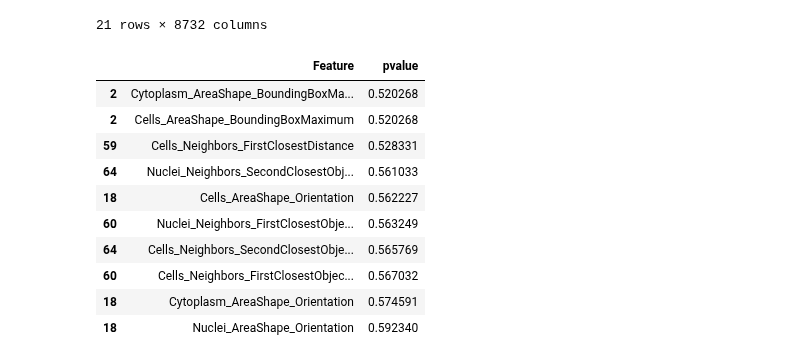
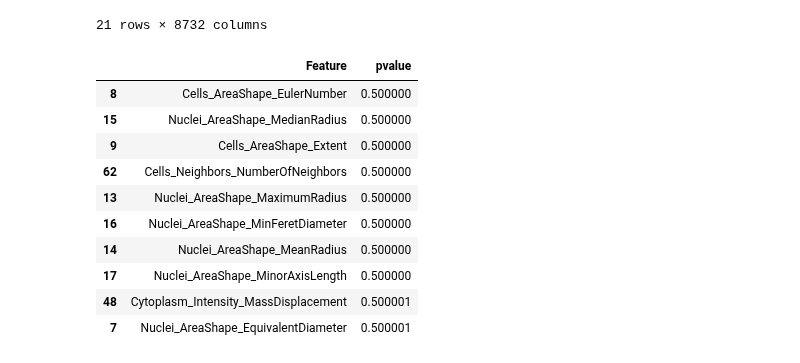
Before and after one commit to jump-cellpainting/jump-scope-analysis, a Jupyter notebook: evalzoo/feature_density.ipynb, the cells around one changed output. Drawn from its saved outputs; the diff is of its cells as text; code cells hidden in the pictures.

```diff
--- a/evalzoo/feature_density.ipynb
+++ b/evalzoo/feature_density.ipynb
@@ -161,9 +271,9 @@ df
 # 3. Find features that match on the first three meausrement names and mean aggregate them
 # 4. Add these new features to a separate dataframe
 
-# df = pd.read_csv("/Users/ctromans/image-analysis/jump_scope/jump-scope-analysis/data/MolDev_all_plate_comparison_exclude_different_mag_binning_comparison.csv")
+df = pd.read_csv("/Users/ctromans/image-analysis/jump_scope/jump-scope-analysis/data/MolDev_all_plate_comparison_exclude_different_mag_binning_comparison.csv")
 # df = pd.read_csv("/Users/ctromans/image-analysis/jump_scope/jump-scope-analysis/data/Nikon_all_plate_comparison_exclude_different_mag_binning_comparison.csv")
-df = pd.read_csv("/Users/ctromans/image-analysis/jump_scope/jump-scope-analysis/data/Yokogawa_US_all_plate_comparison_exclude_different_mag_binning_comparison.csv")
+# df = pd.read_csv("/Users/ctromans/image-analysis/jump_scope/jump-scope-analysis/data/Yokogawa_US_all_plate_comparison_exclude_different_mag_binning_comparison.csv")
 # df = pd.read_csv("/Users/ctromans/image-analysis/jump_scope/jump-scope-analysis/data/PE_all_plate_comparison_exclude_different_mag_binning_comparison.csv")
 # Drop the kstest_statistic col
 # drop_cols = [col for col in df.columns if "kstest_statistic" in col or "_Location_" in col or "Children" in col]
@@ -195,19 +305,19 @@ result_df = result_df.rename(columns={"index": "Feature", 0: "pvalue"})
 # %%
 sorted = result_df.sort_values(by="pvalue")
 
 # sorted
 # print(len(sorted))
-# sorted[:10]
-sorted[-10:]
+sorted[:10]
+# sorted[-10:]
 # %% [output]
 |  | Feature | pvalue |
-| 2 | Cytoplasm_AreaShape_BoundingBoxMa... | 0.520268 |
-| 2 | Cells_AreaShape_BoundingBoxMaximum | 0.520268 |
-| 59 | Cells_Neighbors_FirstClosestDistance | 0.528331 |
-| 64 | Nuclei_Neighbors_SecondClosestObj... | 0.561033 |
-| 18 | Cells_AreaShape_Orientation | 0.562227 |
-| 60 | Nuclei_Neighbors_FirstClosestObje... | 0.563249 |
-| 64 | Cells_Neighbors_SecondClosestObje... | 0.565769 |
-| 60 | Cells_Neighbors_FirstClosestObjec... | 0.567032 |
-| 18 | Cytoplasm_AreaShape_Orientation | 0.574591 |
-| 18 | Nuclei_AreaShape_Orientation | 0.592340 |
+| 8 | Cells_AreaShape_EulerNumber | 0.500000 |
+| 15 | Nuclei_AreaShape_MedianRadius | 0.500000 |
+| 9 | Cells_AreaShape_Extent | 0.500000 |
+| 62 | Cells_Neighbors_NumberOfNeighbors | 0.500000 |
+| 13 | Nuclei_AreaShape_MaximumRadius | 0.500000 |
+| 16 | Nuclei_AreaShape_MinFeretDiameter | 0.500000 |
+| 14 | Nuclei_AreaShape_MeanRadius | 0.500000 |
+| 17 | Nuclei_AreaShape_MinorAxisLength | 0.500000 |
+| 48 | Cytoplasm_Intensity_MassDisplacement | 0.500001 |
+| 7 | Nuclei_AreaShape_EquivalentDiameter | 0.500001 |
```
Also changed, not shown: parts of 7 cells of this notebook, 1 other file.
